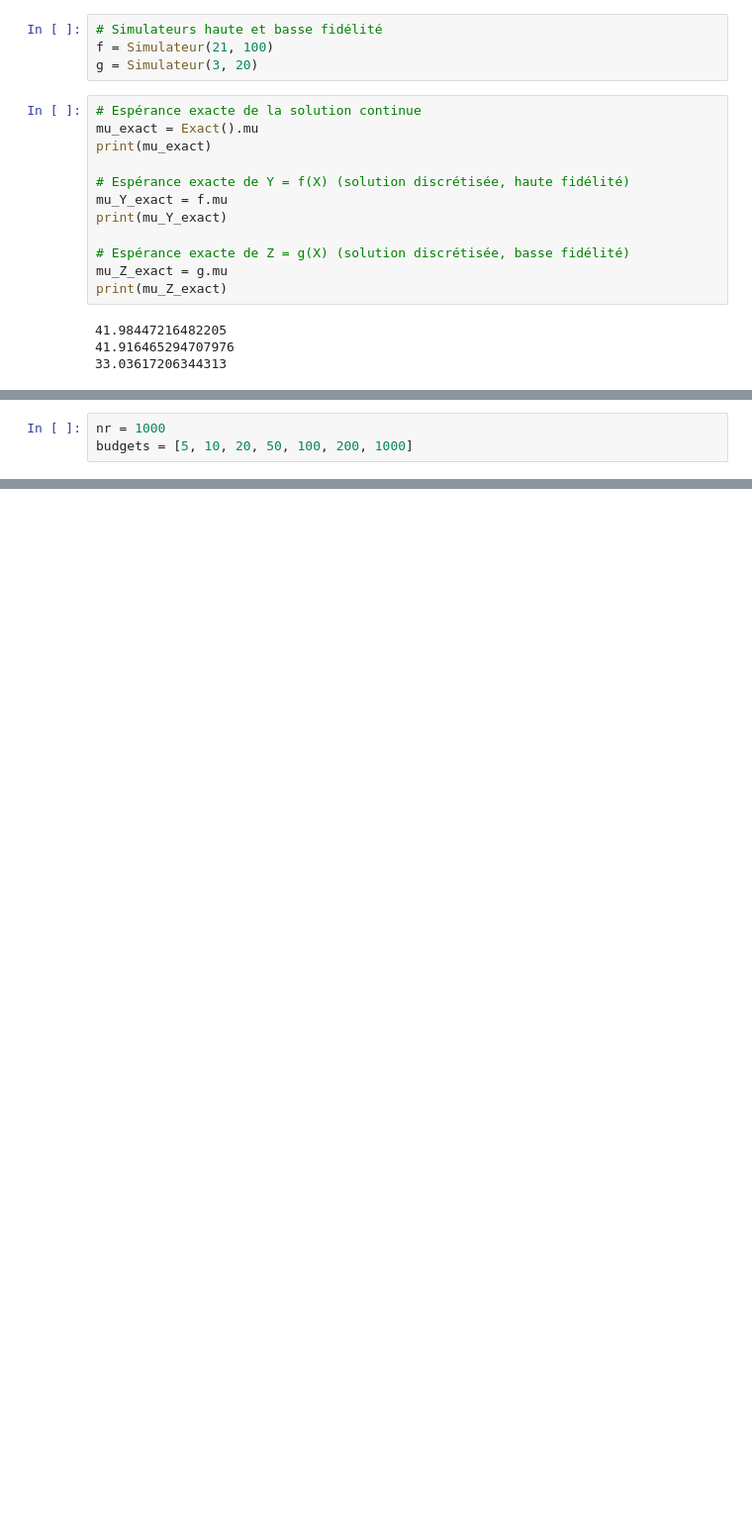
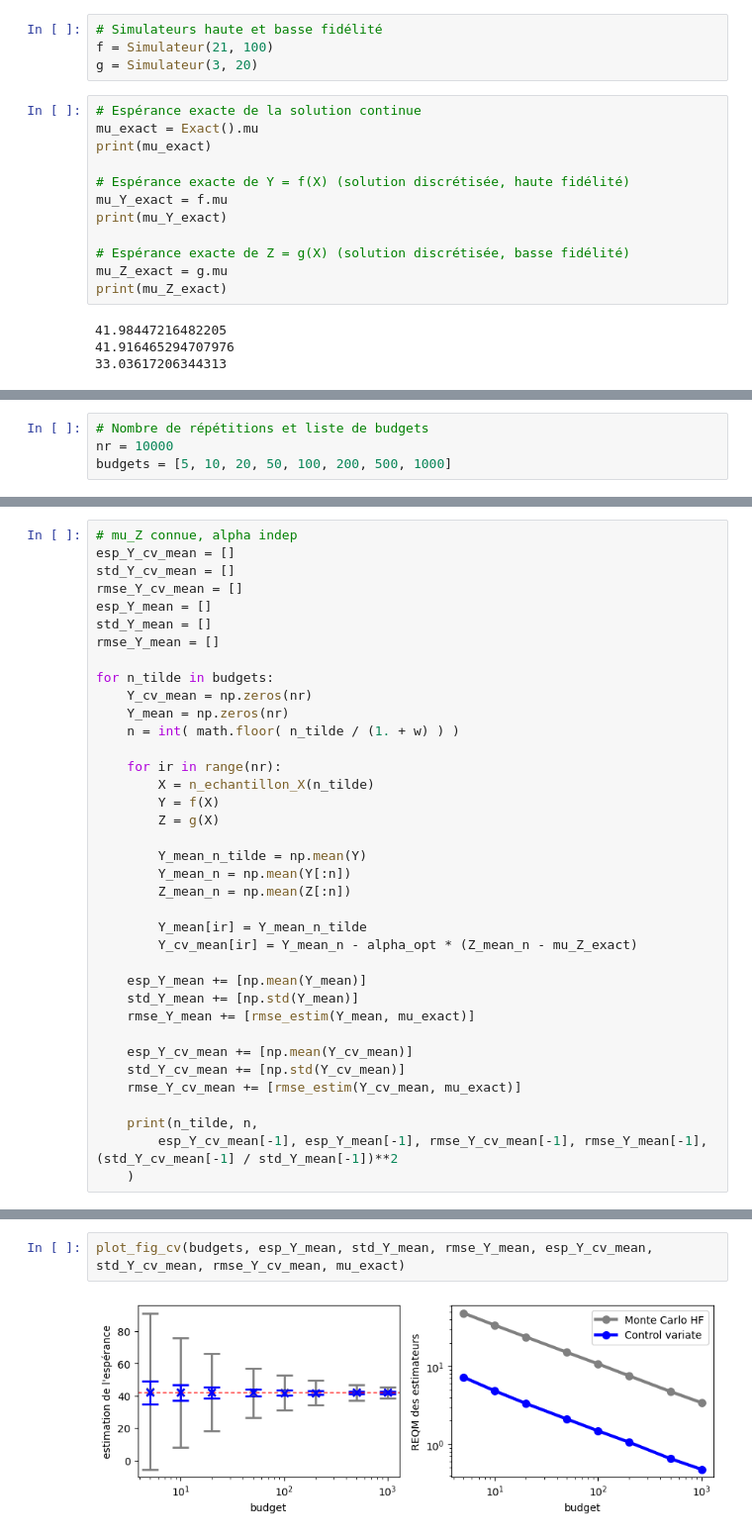
Before and after one commit to f-debrandois/N7_A3, a Jupyter notebook: S10/Approche Multi-fidelite/tp2.ipynb, the cells around one changed output, grey strips where cells are left out. Shown at 99% size. Drawn from its saved outputs; the diff is of its cells as text; blank space fills up the shorter version.

```diff
--- a/S10/Approche Multi-fidelite/tp2.ipynb
+++ b/S10/Approche Multi-fidelite/tp2.ipynb
@@ -52,3 +132,4 @@ Tracer l'espérance et l'écart-type des estimateurs par variable de contrôle e
 # %%
-nr = 1000
-budgets = [5, 10, 20, 50, 100, 200, 1000]
+# Nombre de répétitions et liste de budgets
+nr = 10000
+budgets = [5, 10, 20, 50, 100, 200, 500, 1000]
@@ -93,0 +140,37 @@ Combiner plusieurs simulateurs basse fidélité (supposer $\mu_Z$ connue), et es
+# %%
+# mu_Z connue, alpha indep
+esp_Y_cv_mean = []
+std_Y_cv_mean = []
+rmse_Y_cv_mean = []
+esp_Y_mean = []
+std_Y_mean = []
+rmse_Y_mean = []
+
+for n_tilde in budgets:
+    Y_cv_mean = np.zeros(nr)
+    Y_mean = np.zeros(nr)
+    n = int( math.floor( n_tilde / (1. + w) ) )
+
+    for ir in range(nr):
+        X = n_echantillon_X(n_tilde)
+        Y = f(X)
+        Z = g(X)
+
+        Y_mean_n_tilde = np.mean(Y)
+        Y_mean_n = np.mean(Y[:n])
+        Z_mean_n = np.mean(Z[:n])
+
+        Y_mean[ir] = Y_mean_n_tilde
+        Y_cv_mean[ir] = Y_mean_n - alpha_opt * (Z_mean_n - mu_Z_exact)
+
+    esp_Y_mean += [np.mean(Y_mean)]
+    std_Y_mean += [np.std(Y_mean)]
+    rmse_Y_mean += [rmse_estim(Y_mean, mu_exact)]
+
+    esp_Y_cv_mean += [np.mean(Y_cv_mean)]
+    std_Y_cv_mean += [np.std(Y_cv_mean)]
+    rmse_Y_cv_mean += [rmse_estim(Y_cv_mean, mu_exact)]
+
+    print(n_tilde, n,
+        esp_Y_cv_mean[-1], esp_Y_mean[-1], rmse_Y_cv_mean[-1], rmse_Y_mean[-1], (std_Y_cv_mean[-1] / std_Y_mean[-1])**2
+    )
@@ -93,0 +186,4 @@ Combiner plusieurs simulateurs basse fidélité (supposer $\mu_Z$ connue), et es
+# %%
+plot_fig_cv(budgets, esp_Y_mean, std_Y_mean, rmse_Y_mean, esp_Y_cv_mean, std_Y_cv_mean, rmse_Y_cv_mean, mu_exact)
+# %% [output]
+[figure, added]
```
Also changed, not shown: parts of 25 cells of this notebook.
